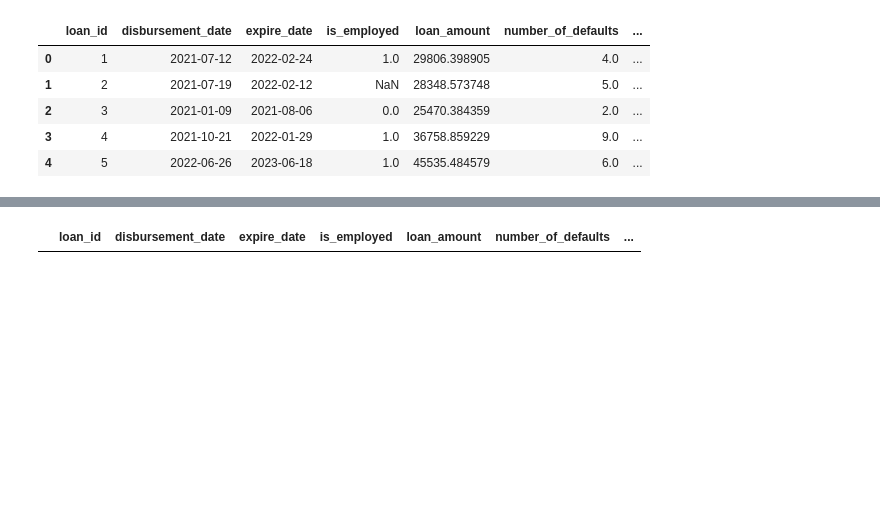
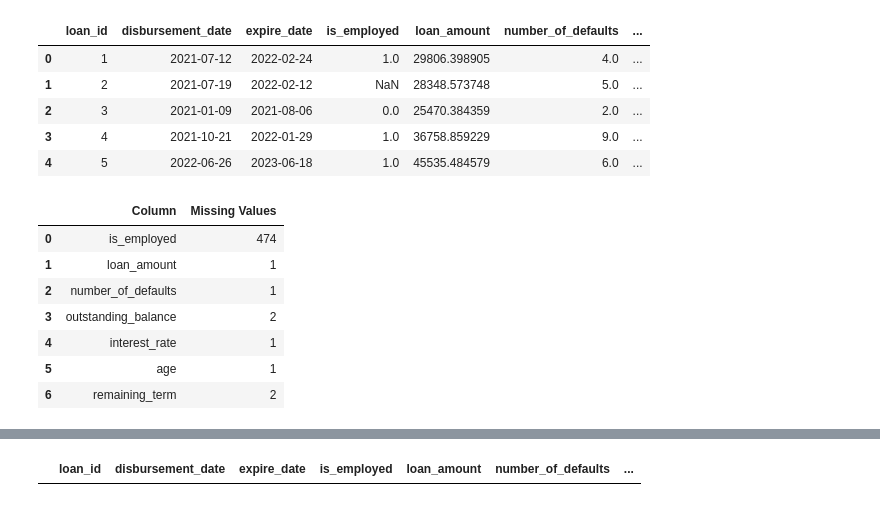
Before and after one commit to Tatenda1112/Data-cleaning-Steps, a Jupyter notebook: data_cleaning_steps.ipynb, the cells around one changed output, grey strips where cells are left out. Cells and saved outputs as stored; diff of their text form; code cells hidden in the pictures; blank space fills up the shorter version.

```diff
--- a/data_cleaning_steps.ipynb
+++ b/data_cleaning_steps.ipynb
@@ -155,0 +159,31 @@ data.head()
+# %%
+class CheckMissingValues(BaseEstimator, TransformerMixin):
+
+    def __init__(self):
+        self.errors = pd.DataFrame()
+
+    def fit(self, X, y=None):
+        return self
+
+    def transform(self, X):
+        missing_counts = X.isnull().sum()
+        missing_counts = missing_counts[missing_counts > 0]
+        self.errors = pd.DataFrame({
+            'Column': missing_counts.index,
+            'Missing Values': missing_counts.values
+        })
+
+        return self.errors
+# %%
+missing = CheckMissingValues()
+frms = missing.fit_transform(data)
+frms
+# %% [output]
+|  | Column | Missing Values |
+| 0 | is_employed | 474 |
+| 1 | loan_amount | 1 |
+| 2 | number_of_defaults | 1 |
+| 3 | outstanding_balance | 2 |
+| 4 | interest_rate | 1 |
+| 5 | age | 1 |
+| 6 | remaining_term | 2 |
```
Also changed, not shown: parts of 6 cells of this notebook, 1 other file.
